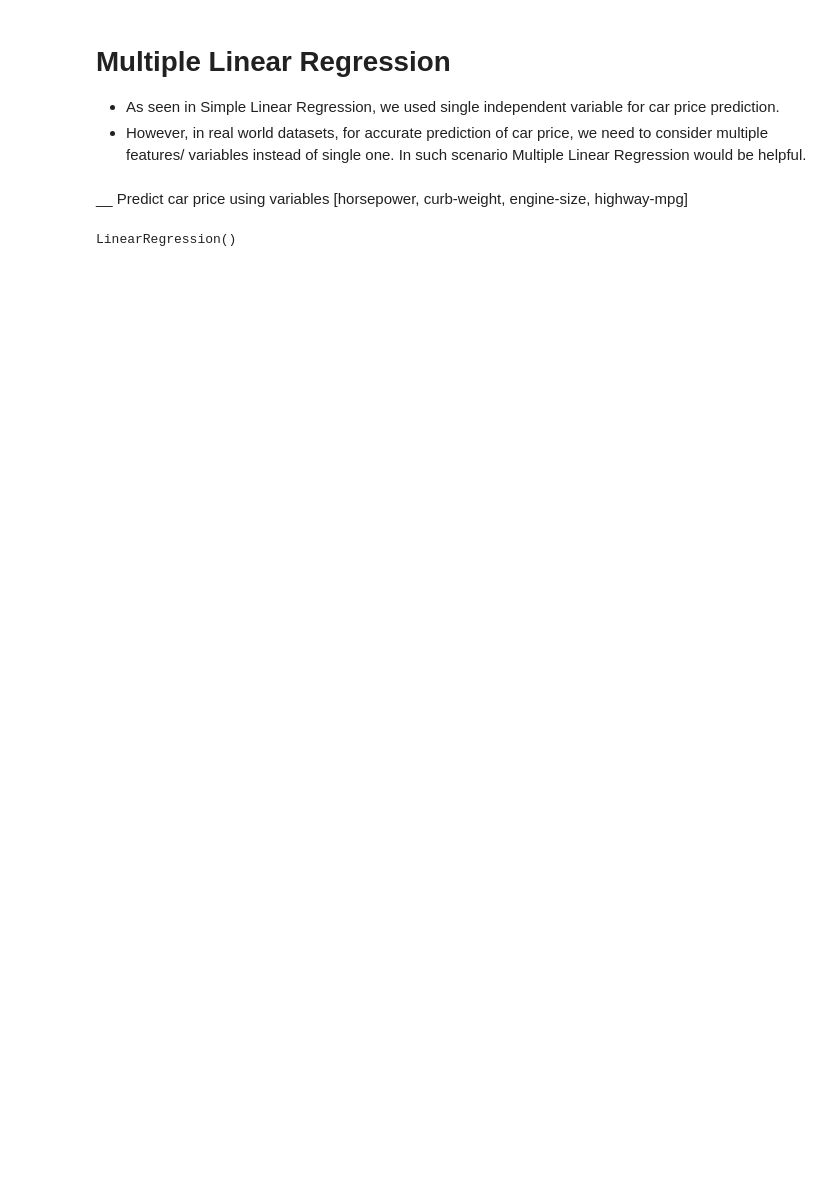
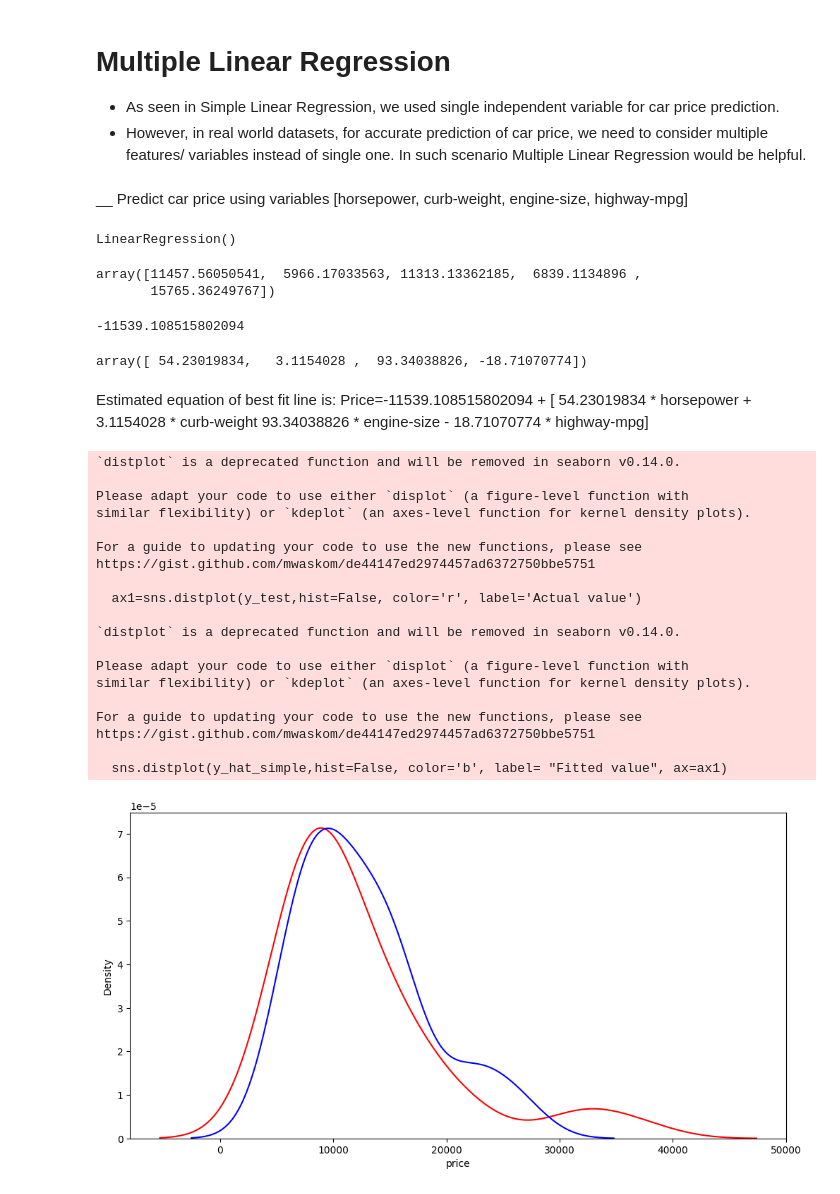
Before and after one commit to Kanxi/Kathmandu, a Jupyter notebook: week5/day6.ipynb, the cells around one changed output. Cells and saved outputs as stored; diff of their text form; code cells hidden in the pictures; blank space fills up the shorter version.

Commit message:
Multi Linear Regression

```diff
--- a/week5/day6.ipynb
+++ b/week5/day6.ipynb
@@ -84,5 +84,5 @@ simple_lm.coef_.item
 # %% [output]
 <function ndarray.item>
 # %%
-x_train,x_test , y_train, y_test = train_test_split(X,Y, random_state=1,test_size=0.3)
+# x_train,x_test , y_train, y_test = train_test_split(X,Y, random_state=1,test_size=0.3)
 # %%
@@ -114,3 +112,46 @@ mult_lm=LinearRegression()
 mult_lm.fit(X_train_mult,y_train)
 # %% [output]
 LinearRegression()
+# %%
+y_hat_multi=mult_lm.predict(X_test_mult)
+y_hat_multi[:5]
+# %% [output]
+array([11457.56050541,  5966.17033563, 11313.13362185,  6839.1134896 ,
+       15765.36249767])
+# %%
+mult_lm.intercept_
+# %% [output]
+-11539.108515802094
+# %%
+mult_lm.coef_
+# %% [output]
+array([ 54.23019834,   3.1154028 ,  93.34038826, -18.71070774])
+# %% [markdown]
+Estimated equation of best fit line is:
+Price=-11539.108515802094 + [ 54.23019834 * horsepower +  3.1154028 * curb-weight  93.34038826 * engine-size - 18.71070774 * highway-mpg]
+# %%
+plt.figure(figsize=(12,6))
+ax1=sns.distplot(y_test,hist=False, color='r', label='Actual value')
+sns.distplot(y_hat_simple,hist=False, color='b', label= "Fitted value", ax=ax1)
+plt.show()
+# %% [output]
+`distplot` is a deprecated function and will be removed in seaborn v0.14.0.
+
+Please adapt your code to use either `displot` (a figure-level function with
+similar flexibility) or `kdeplot` (an axes-level function for kernel density plots).
+
+For a guide to updating your code to use the new functions, please see
+https://gist.github.com/mwaskom/de44147ed2974457ad6372750bbe5751
+
+  ax1=sns.distplot(y_test,hist=False, color='r', label='Actual value')
+
+`distplot` is a deprecated function and will be removed in seaborn v0.14.0.
+
+Please adapt your code to use either `displot` (a figure-level function with
+similar flexibility) or `kdeplot` (an axes-level function for kernel density plots).
+
+For a guide to updating your code to use the new functions, please see
+https://gist.github.com/mwaskom/de44147ed2974457ad6372750bbe5751
+
+  sns.distplot(y_hat_simple,hist=False, color='b', label= "Fitted value", ax=ax1)
+[figure, added]
```
Also changed, not shown: parts of 3 cells of this notebook, 1 other file.
